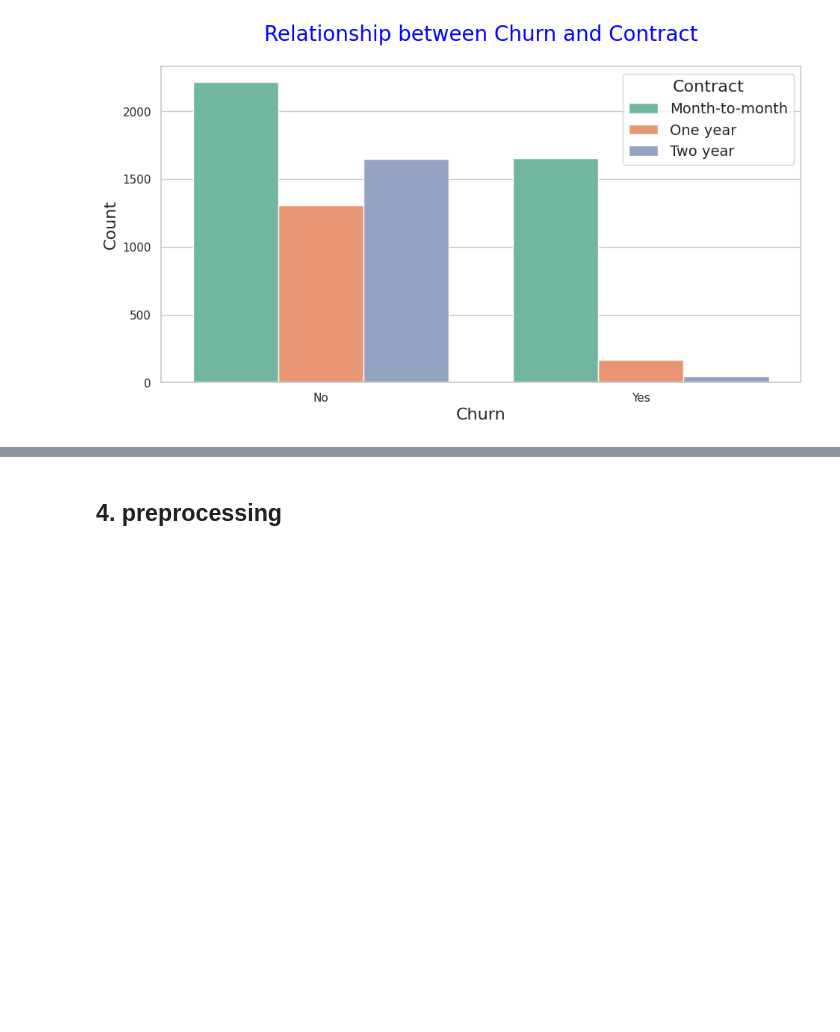
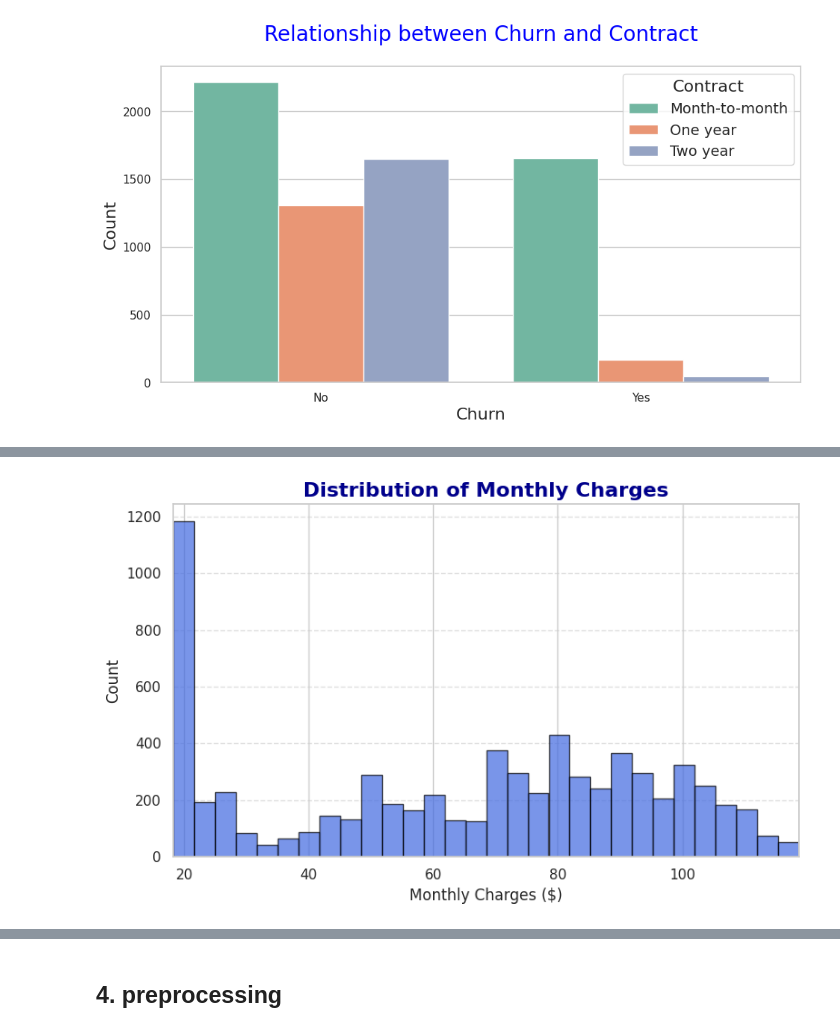
Before and after one commit to ALIADE1/150-Interview-LeetCode, a Jupyter notebook: customer-churn-prediction.ipynb, the cells around one changed output, grey strips where cells are left out. Cells and saved outputs as stored; diff of their text form; code cells hidden in the pictures; blank space fills up the shorter version.

```diff
--- a/customer-churn-prediction.ipynb
+++ b/customer-churn-prediction.ipynb
@@ -299,0 +247,13 @@ fig.show()
+# %%
+plt.figure(figsize=(8, 5))
+plt.hist(df["MonthlyCharges"], bins=30, color="royalblue", edgecolor="black", alpha=0.7)
+
+plt.title("Distribution of Monthly Charges", fontsize=16, fontweight="bold", color="darkblue")
+plt.xlabel("Monthly Charges ($)", fontsize=12)
+plt.ylabel("Count", fontsize=12)
+plt.xlim(df["MonthlyCharges"].min(), df["MonthlyCharges"].max())
+plt.grid(axis='y', linestyle='--', alpha=0.6)
+plt.tight_layout()
+plt.show()
+# %% [output]
+[figure, added]
```
Also changed, not shown: parts of 9 cells of this notebook.
